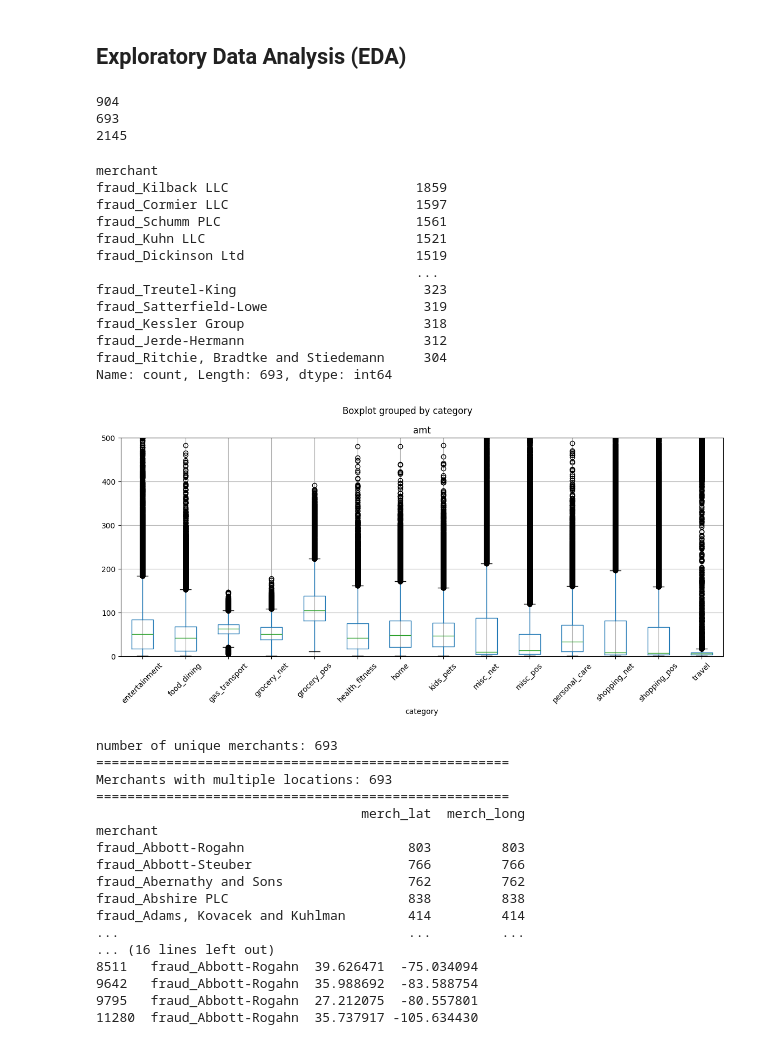
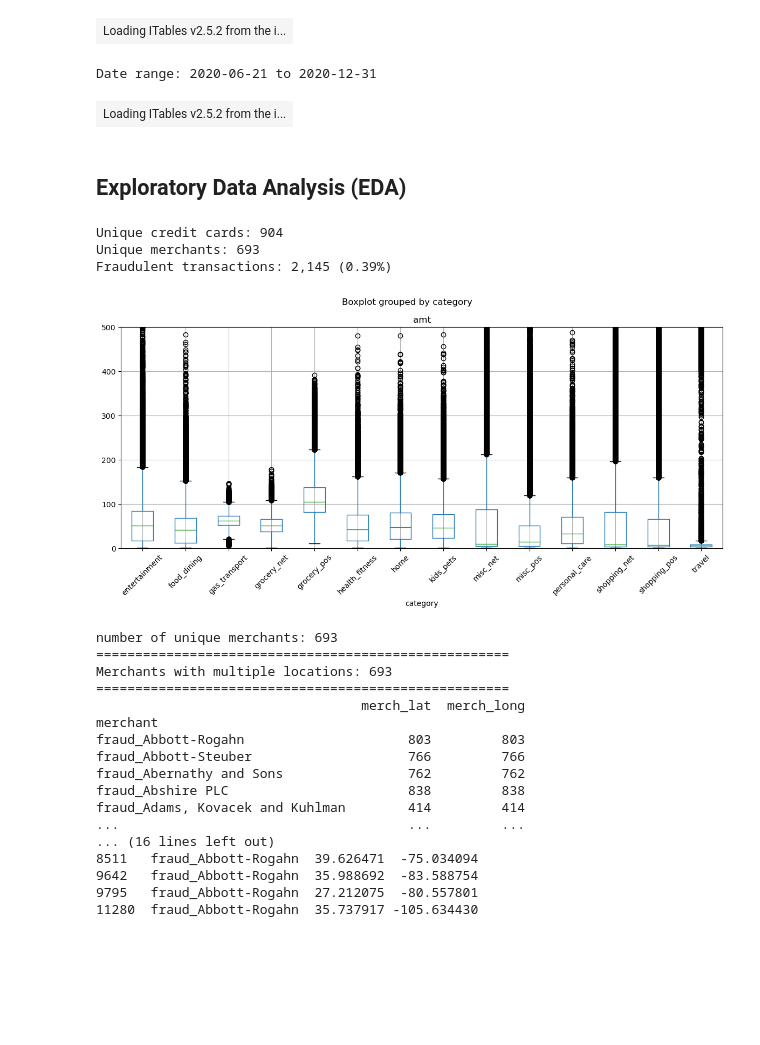
Before and after one commit to bimbo-22/doing_data_science, a Jupyter notebook: research/data_understanding.ipynb, the cells around one changed output. Drawn from its saved outputs; the diff is of its cells as text; code cells hidden in the pictures; blank space fills up the shorter version.

```diff
--- a/research/data_understanding.ipynb
+++ b/research/data_understanding.ipynb
@@ -47,15 +108,51 @@ df_fraud = pd.read_csv('fraud_test.csv')
+# %%
+# rename variables
+df_fraud.rename(columns={"Unnamed: 0": "id"}, inplace=True)
+df_fraud["merchant"] = df_fraud["merchant"].str.replace("fraud_", "")
+df_fraud[["trans_date", "trans_time"]] = df_fraud["trans_date_trans_time"].str.split(" ", expand=True)
+
+# drop trans_date_trans_time column
+df = df_fraud.copy()
+df_fraud = df_fraud.drop(columns="trans_date_trans_time")
+
+show(df_fraud.head())
+# %% [output]
+| Loading ITables v2.5.2 from the i... |
+# %%
+print(f"Date range: {df_fraud['trans_date'].min().date()} to {df_fraud['trans_date'].max().date()}")
+# %% [output]
+Date range: 2020-06-21 to 2020-12-31
+# %%
+# convert to date
+df_fraud["trans_date"] = pd.to_datetime(df_fraud["trans_date"])
+df_fraud["trans_time"] = pd.to_datetime(df_fraud["trans_time"], format="%H:%M:%S").dt.time
+df_fraud["trans_time_group"] = pd.to_datetime(df_fraud["trans_time"], format="%H:%M:%S").dt.hour
+df_fraud["trans_month"] = df_fraud["trans_date"].dt.to_period("M").astype("str")
+df_fraud["trans_dayOfWeek"] = df_fraud["trans_date"].dt.day_name()
+
+# calculate age
+df_fraud["dob"] = pd.to_datetime(df_fraud["dob"])
+df_fraud["age"] = (2020 - df_fraud["dob"].dt.year) # all transactions happened in 2020
+
+show(df_fraud.head())
+# %% [output]
+| Loading ITables v2.5.2 from the i... |
 # %% [markdown]
 ## Exploratory Data Analysis (EDA)
 # %%
-print(df_fraud["cc_num"].nunique())
-print(df_fraud["merchant"].nunique())
-print((df_fraud["is_fraud"]==1).sum())
+total = len(df_fraud)
+fraud_count = (df_fraud['is_fraud']==1).sum()
+
+print(f"Unique credit cards: {df_fraud['cc_num'].nunique():,}")
+print(f"Unique merchants: {df_fraud['merchant'].nunique():,}")
+print(f"Fraudulent transactions: {fraud_count:,} ({fraud_count/total*100:.2f}%)")
 # %% [output]
-904
-693
-2145
+Unique credit cards: 904
+Unique merchants: 693
+Fraudulent transactions: 2,145 (0.39%)
 # %%
-print(df_fraud['merchant'].value_counts(normalize=False))
+# view counts of merchants (if wanted)
+# print(df_fraud['merchant'].value_counts(normalize=False))
 
 df_fraud.boxplot(column='amt', by='category', figsize=(12, 6))
 plt.xticks(rotation=45)
@@ -63,19 +160,6 @@ plt.tight_layout()
 plt.ylim(0, 500)  # Set y-axis from 0 to 500
 plt.show()
 # %% [output]
-merchant
-fraud_Kilback LLC                        1859
-fraud_Cormier LLC                        1597
-fraud_Schumm PLC                         1561
-fraud_Kuhn LLC                           1521
-fraud_Dickinson Ltd                      1519
-                                         ...
-fraud_Treutel-King                        323
-fraud_Satterfield-Lowe                    319
-fraud_Kessler Group                       318
-fraud_Jerde-Hermann                       312
-fraud_Ritchie, Bradtke and Stiedemann     304
-Name: count, Length: 693, dtype: int64
 [figure]
 # %%
 print("number of unique merchants:", df_fraud['merchant'].nunique())
```
Also changed, not shown: parts of 12 cells of this notebook.
